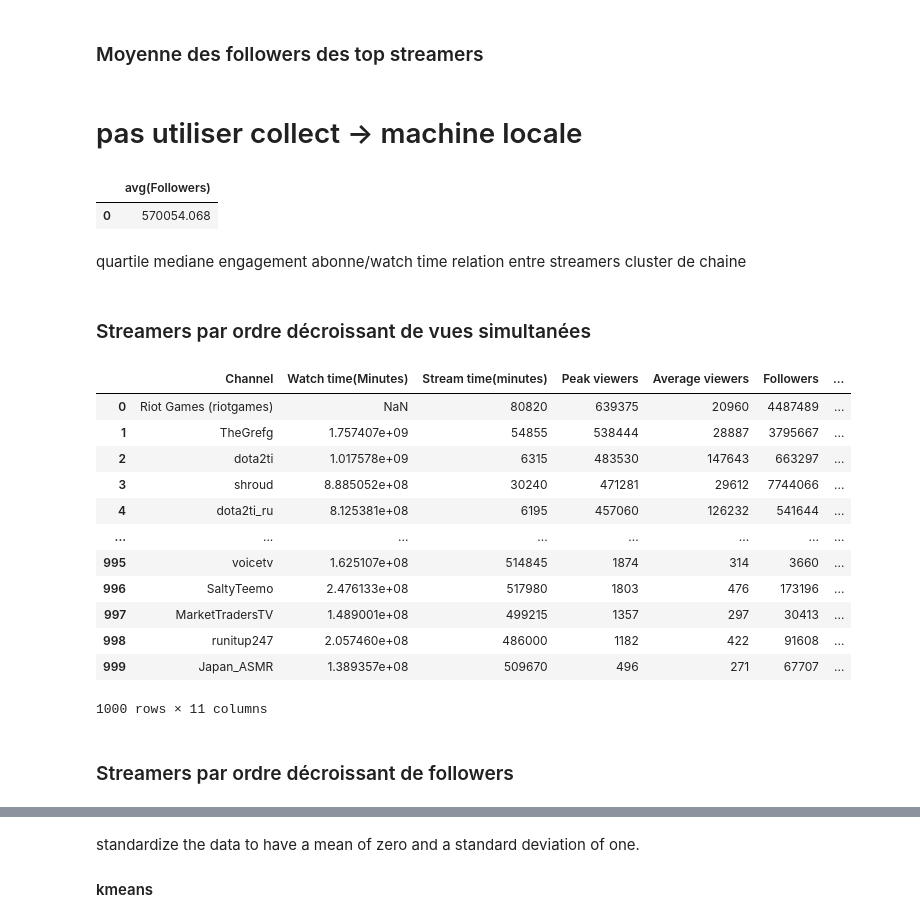
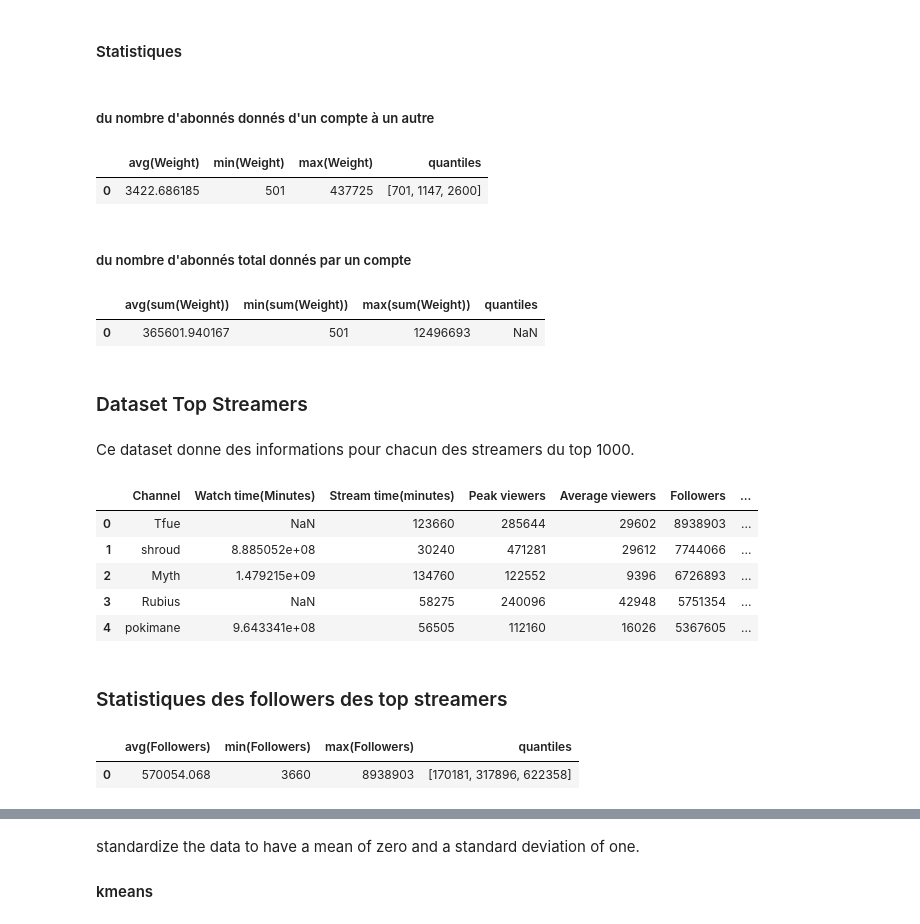
Before and after one commit to 13shadesoface/twitch_networks, a Jupyter notebook: Twitch Spark.ipynb, the cells around one changed output, grey strips where cells are left out. Cells and saved outputs as stored; diff of their text form; code cells hidden in the pictures.

```diff
--- a/Twitch Spark.ipynb
+++ b/Twitch Spark.ipynb
@@ -92,35 +92,39 @@ df_edges.sort(desc("Weight")).limit(20).toPandas()
+# %% [markdown]
+#### Statistiques
+# %% [markdown]
+##### du nombre d'abonnés donnés d'un compte à un autre
+# %%
+quantiles = expr('percentile_approx(Weight, array(0.25, 0.5, 0.75))')
+df_edges.agg(mean("Weight"), min("Weight"), max("Weight"), quantiles.alias('quantiles')).toPandas()
+# %% [output]
+|  | avg(Weight) | min(Weight) | max(Weight) | quantiles |
+| 0 | 3422.686185 | 501 | 437725 | [701, 1147, 2600] |
+# %% [markdown]
+##### du nombre d'abonnés total donnés par un compte
+# %%
+quantiles = expr("percentile_approx('sum(Weight)', 0.5)")
+df_edges.groupBy("Source").sum("Weight").agg(mean("sum(Weight)"), min("sum(Weight)"), max("sum(Weight)"), quantiles.alias('quantiles')).toPandas()
+# %% [output]
+|  | avg(sum(Weight)) | min(sum(Weight)) | max(sum(Weight)) | quantiles |
+| 0 | 365601.940167 | 501 | 12496693 | NaN |
+# %% [markdown]
+### Dataset Top Streamers
+# %% [markdown]
+Ce dataset donne des informations pour chacun des streamers du top 1000.
+# %%
+df_top.sort(desc("Followers")).limit(5).toPandas()
+# %% [output]
+|  | Channel | Watch time(Minutes) | Stream time(minutes) | Peak viewers | Average viewers | Followers | ... |
+| 0 | Tfue | NaN | 123660 | 285644 | 29602 | 8938903 | ... |
+| 1 | shroud | 8.885052e+08 | 30240 | 471281 | 29612 | 7744066 | ... |
+| 2 | Myth | 1.479215e+09 | 134760 | 122552 | 9396 | 6726893 | ... |
+| 3 | Rubius | NaN | 58275 | 240096 | 42948 | 5751354 | ... |
+| 4 | pokimane | 9.643341e+08 | 56505 | 112160 | 16026 | 5367605 | ... |
 # %% [markdown]
-### Moyenne des followers des top streamers
+### Statistiques des followers des top streamers
-# %% [markdown]
-# pas utiliser collect -> machine locale
 # %%
-df_top.select(mean("Followers")).toPandas()
+quantiles = expr('percentile_approx(Followers, array(0.25, 0.5, 0.75))')
+df_top.agg(mean("Followers"), min("Followers"), max("Followers"), quantiles.alias('quantiles')).toPandas()
 # %% [output]
-|  | avg(Followers) |
-| 0 | 570054.068 |
+|  | avg(Followers) | min(Followers) | max(Followers) | quantiles |
+| 0 | 570054.068 | 3660 | 8938903 | [170181, 317896, 622358] |
-# %% [markdown]
-quartile
-mediane
-engagement abonne/watch time
-relation entre streamers
-cluster de chaine
-# %% [markdown]
-### Streamers par ordre décroissant de vues simultanées
-# %%
-df_top.sort(desc("Peak viewers")).toPandas()
-# %% [output]
-|  | Channel | Watch time(Minutes) | Stream time(minutes) | Peak viewers | Average viewers | Followers | ... |
-| 0 | Riot Games (riotgames) | NaN | 80820 | 639375 | 20960 | 4487489 | ... |
-| 1 | TheGrefg | 1.757407e+09 | 54855 | 538444 | 28887 | 3795667 | ... |
-| 2 | dota2ti | 1.017578e+09 | 6315 | 483530 | 147643 | 663297 | ... |
-| 3 | shroud | 8.885052e+08 | 30240 | 471281 | 29612 | 7744066 | ... |
-| 4 | dota2ti_ru | 8.125381e+08 | 6195 | 457060 | 126232 | 541644 | ... |
-| ... | ... | ... | ... | ... | ... | ... | ... |
-| 995 | voicetv | 1.625107e+08 | 514845 | 1874 | 314 | 3660 | ... |
-| 996 | SaltyTeemo | 2.476133e+08 | 517980 | 1803 | 476 | 173196 | ... |
-| 997 | MarketTradersTV | 1.489001e+08 | 499215 | 1357 | 297 | 30413 | ... |
-| 998 | runitup247 | 2.057460e+08 | 486000 | 1182 | 422 | 91608 | ... |
-| 999 | Japan_ASMR | 1.389357e+08 | 509670 | 496 | 271 | 67707 | ... |
-1000 rows × 11 columns
-# %% [markdown]
-### Streamers par ordre décroissant de followers
```
Also changed, not shown: parts of 27 cells of this notebook, 1 other file.
